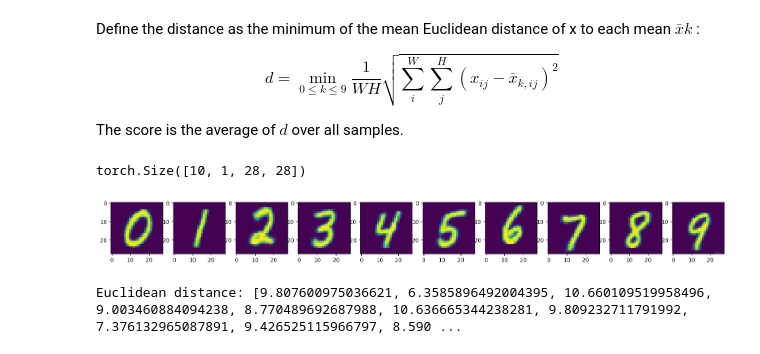
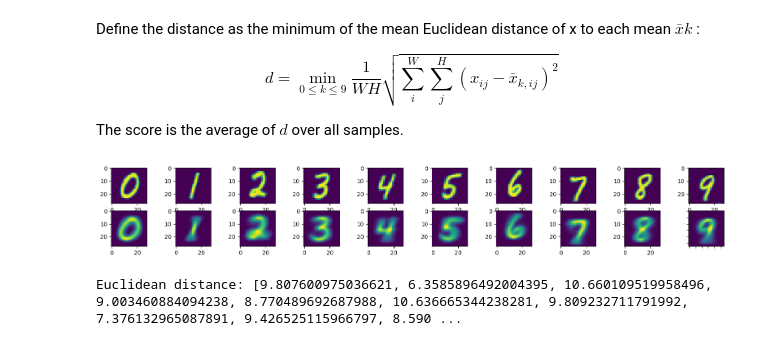
Before and after one commit to DimitrisMitroulis/NN-Projects, a Jupyter notebook: GANs/cond_gan_pytorch6.ipynb, the cells around one changed output. Drawn from its saved outputs; the diff is of its cells as text; code cells hidden in the pictures.

```diff
--- a/GANs/cond_gan_pytorch6.ipynb
+++ b/GANs/cond_gan_pytorch6.ipynb
@@ -623,16 +623,17 @@ with torch.no_grad():
     fake_images_means.append(fake_image_mean)
     fake_image_mean = []
 # %%
-fake_images_means2 = torch.stack(fake_images_means,dim=0)
+fake_images_means = torch.stack(fake_images_means,dim=0)
+fake_images_means.shape
-# %%
-fake_images_means2.shape
-# %% [output]
-torch.Size([10, 1, 28, 28])
 # %%
-fig, axes = plt.subplots(nrows=1,ncols=10,figsize=(20,2.5))
-for i in range(len(fake_images_means2[:])):
-  axes[i].imshow(fake_images_means2[i][0])
+fig, axes = plt.subplots(nrows=2,ncols=10,figsize=(20,2.5))
+plt.tick_params(labelsize=0)
+
+for i in range(len(mnist_mean[:])):
+  axes[1][i].imshow(mnist_mean[i][0])
+for i in range(len(fake_images_means[:])):
+  axes[0][i].imshow(fake_images_means[i][0])
 # %% [output]
-[figure, old version]
+[figure, new version]
 # %%
 distances = []
```
Also changed, not shown: parts of 1 cell of this notebook.
